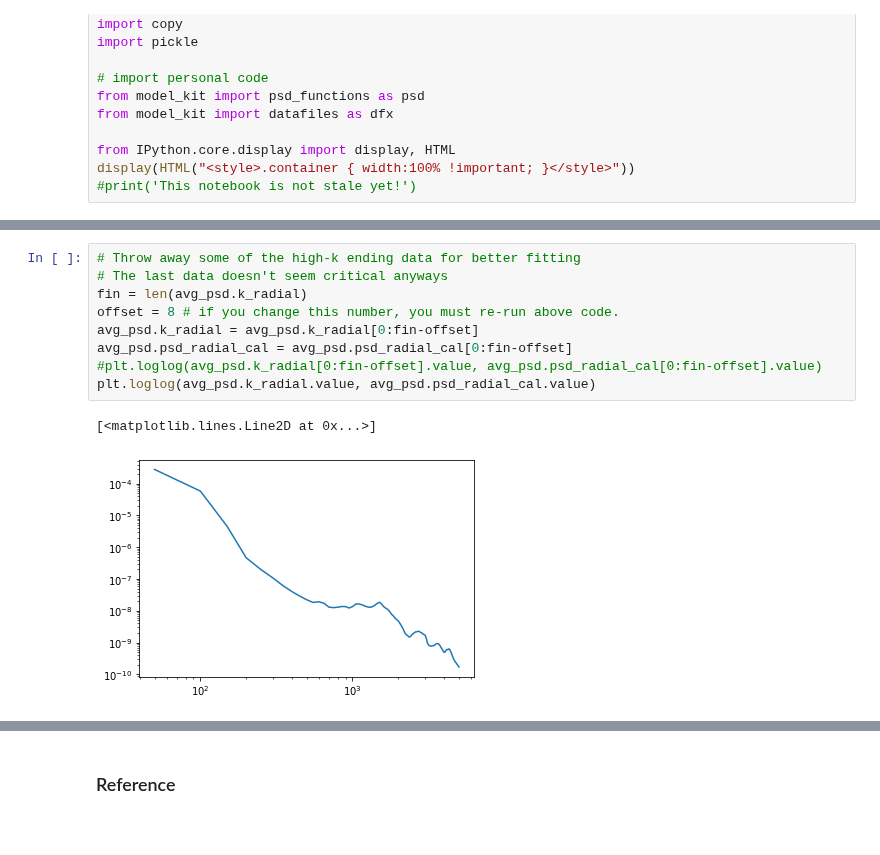
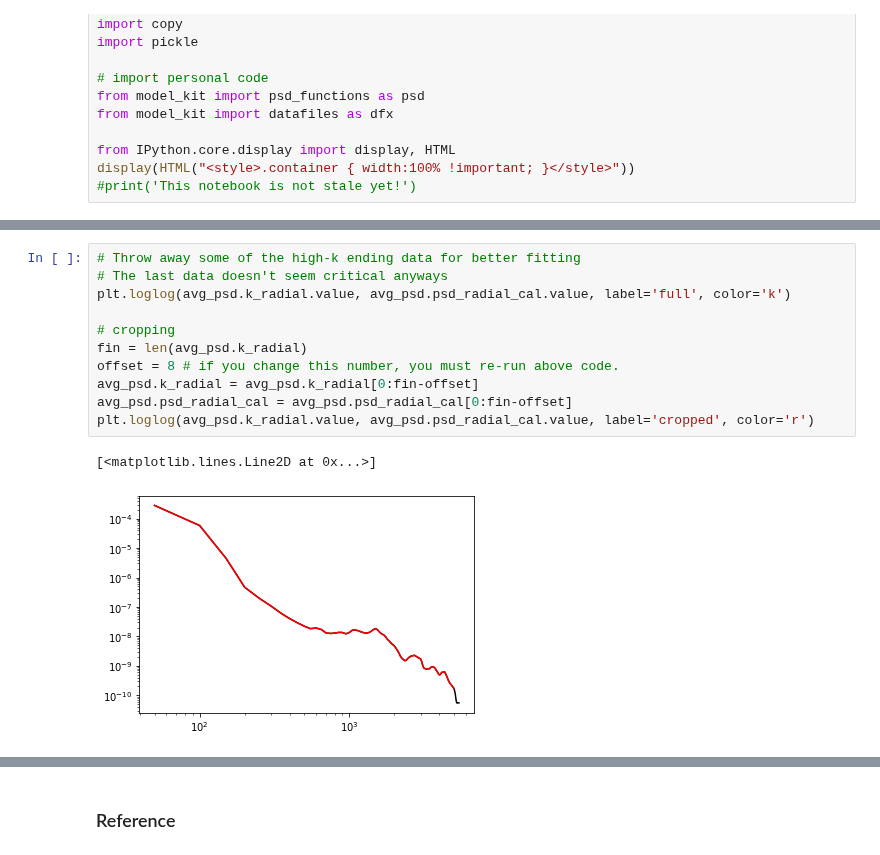
Before and after one commit to magao-x/magaox_poppy, a Jupyter notebook: PSD/PSDmodel_fm_1inch.ipynb, the cells around one changed output, grey strips where cells are left out. Saved outputs shown, nothing was run; the diff lists cells and outputs as text.

```diff
--- a/PSD/PSDmodel_fm_1inch.ipynb
+++ b/PSD/PSDmodel_fm_1inch.ipynb
@@ -63,12 +65,14 @@ Wall time: 56.5 ms
 # %%
 # Throw away some of the high-k ending data for better fitting
 # The last data doesn't seem critical anyways
+plt.loglog(avg_psd.k_radial.value, avg_psd.psd_radial_cal.value, label='full', color='k')
+
+# cropping
 fin = len(avg_psd.k_radial)
 offset = 8 # if you change this number, you must re-run above code.
 avg_psd.k_radial = avg_psd.k_radial[0:fin-offset]
 avg_psd.psd_radial_cal = avg_psd.psd_radial_cal[0:fin-offset]
-#plt.loglog(avg_psd.k_radial[0:fin-offset].value, avg_psd.psd_radial_cal[0:fin-offset].value)
-plt.loglog(avg_psd.k_radial.value, avg_psd.psd_radial_cal.value)
+plt.loglog(avg_psd.k_radial.value, avg_psd.psd_radial_cal.value, label='cropped', color='r')
 # %% [output]
 [<matplotlib.lines.Line2D at 0x...>]
-[figure, old version]
+[figure, new version]
```
Also changed, not shown: parts of 11 cells of this notebook, 1 other file.
